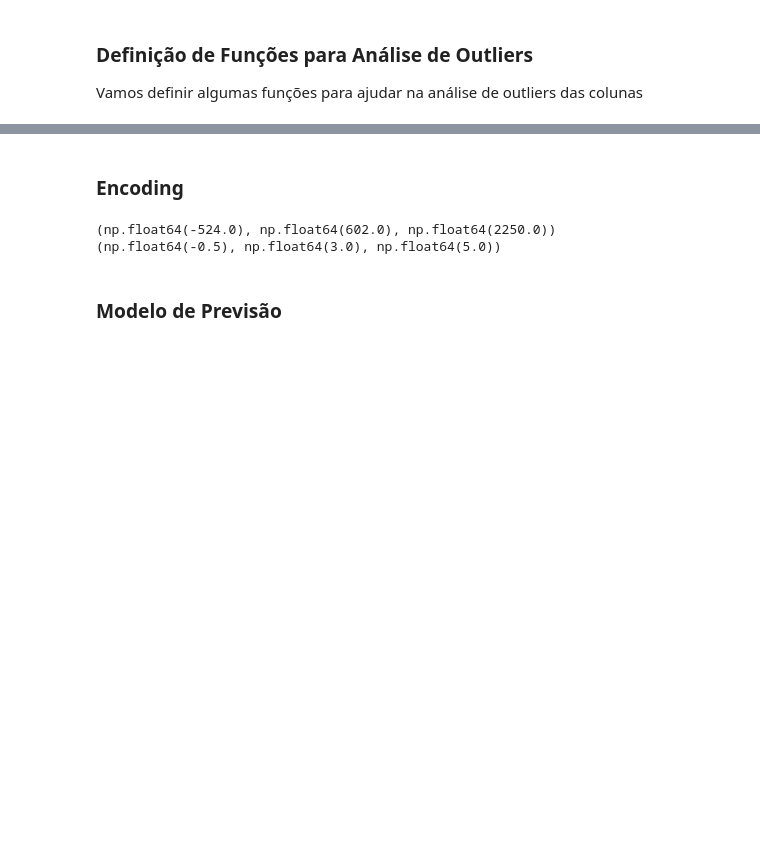
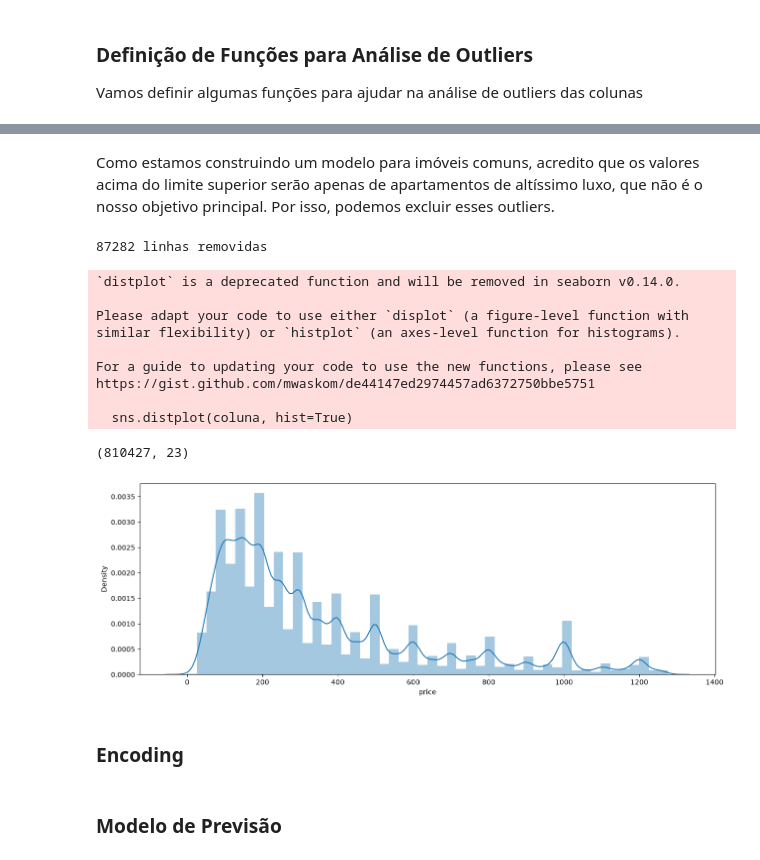
Before and after one commit to matheusgomes2020/An-lise-Airbnb-Rio, a Jupyter notebook: previsao_Airbnb_Rio.ipynb, the cells around one changed output, grey strips where cells are left out. Cells and saved outputs as stored; diff of their text form; code cells hidden in the pictures; blank space fills up the shorter version.

```diff
--- a/previsao_Airbnb_Rio.ipynb
+++ b/previsao_Airbnb_Rio.ipynb
@@ -244,2 +317,24 @@ Vamos definir algumas funções para ajudar na análise de outliers das colunas
+# %% [markdown]
+Como estamos construindo um modelo para imóveis comuns, acredito que os valores acima do limite superior serão apenas de apartamentos de altíssimo luxo, que não é o nosso objetivo principal. Por isso, podemos excluir esses outliers.
+# %%
+base_airbnb, linhas_removidas = excluir_outliers(base_airbnb, 'price')
+print('{} linhas removidas'.format(linhas_removidas))
+# %% [output]
+87282 linhas removidas
+# %%
+histograma(base_airbnb['price'])
+print(base_airbnb.shape)
+# %% [output]
+`distplot` is a deprecated function and will be removed in seaborn v0.14.0.
+
+Please adapt your code to use either `displot` (a figure-level function with
+similar flexibility) or `histplot` (an axes-level function for histograms).
+
+For a guide to updating your code to use the new functions, please see
+https://gist.github.com/mwaskom/de44147ed2974457ad6372750bbe5751
+
+  sns.distplot(coluna, hist=True)
+(810427, 23)
+[figure, added]
 # %% [markdown]
 ### Encoding
@@ -252,9 +341,3 @@ def limites(coluna):
-# %%
-print(limites(base_airbnb["price"]))
-print(limites(base_airbnb["bedrooms"]))
-# %% [output]
-(np.float64(-524.0), np.float64(602.0), np.float64(2250.0))
-(np.float64(-0.5), np.float64(3.0), np.float64(5.0))
 # %% [markdown]
 ### Modelo de Previsão
 # %% [markdown]
```
Also changed, not shown: parts of 15 cells of this notebook.
